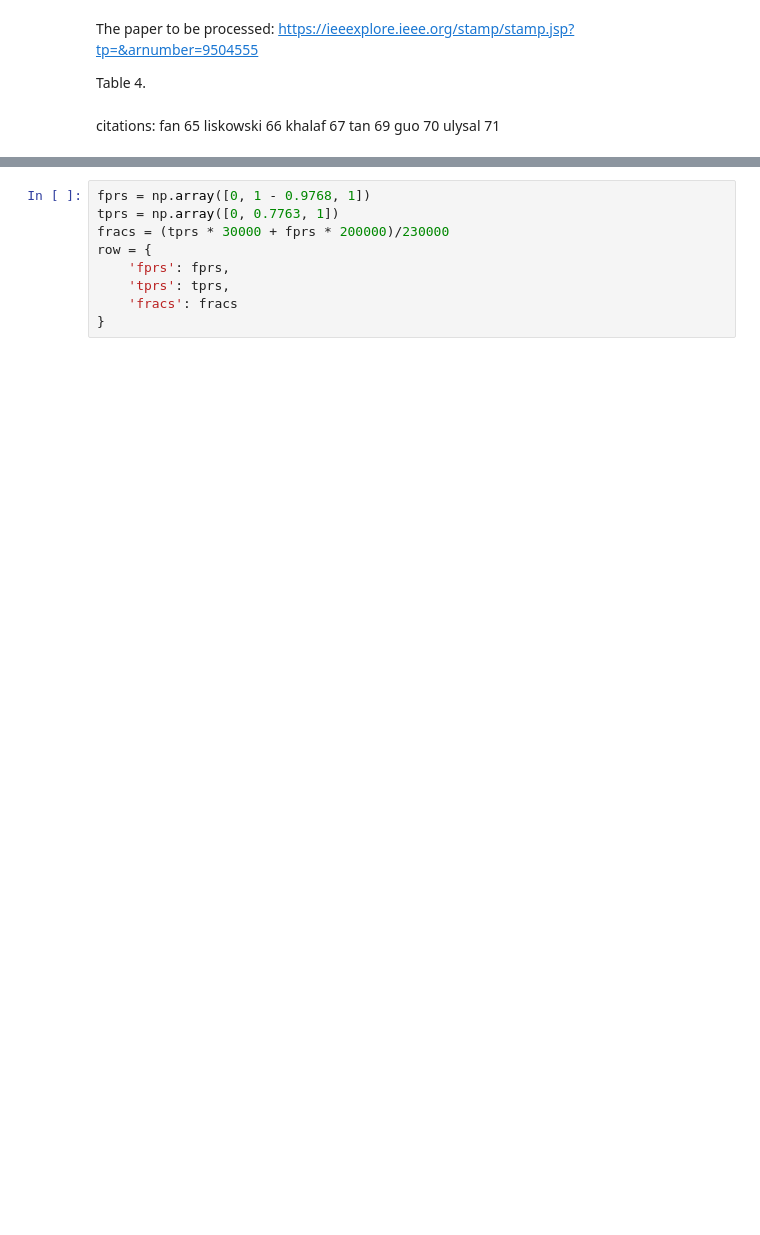
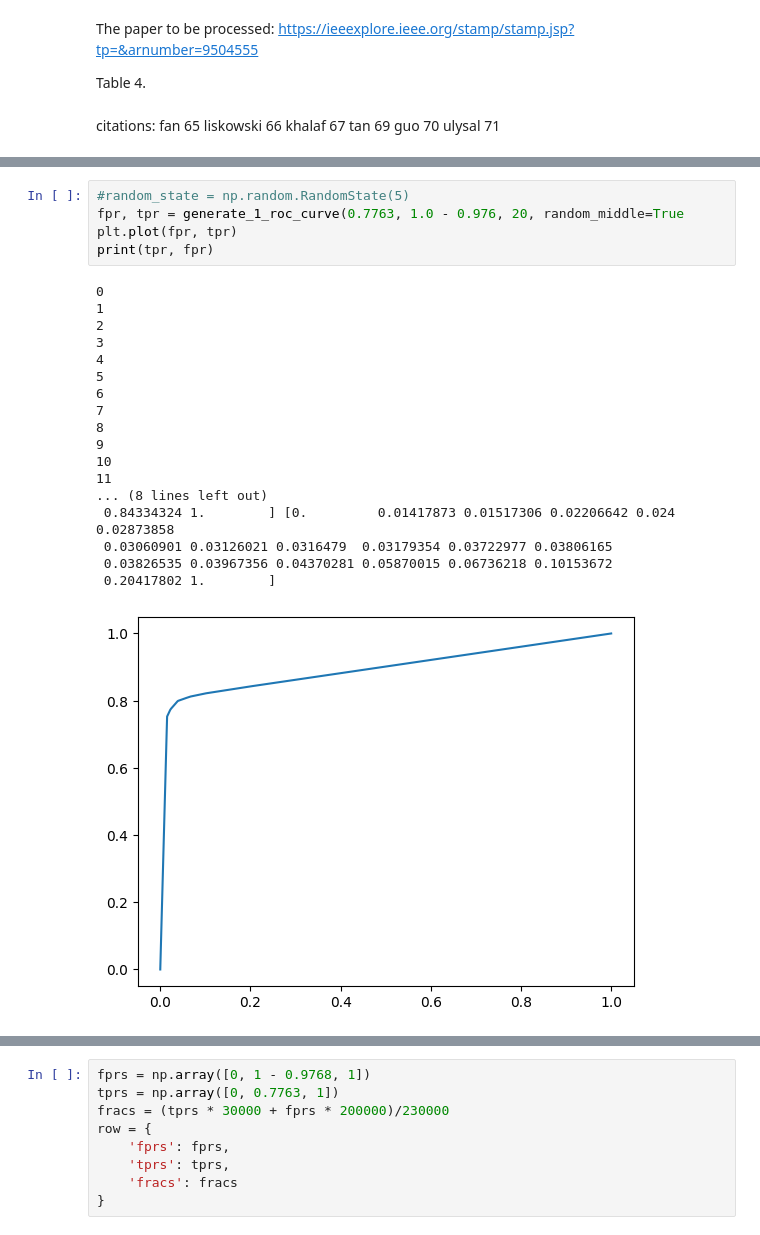
Before and after one commit to FalseNegativeLab/mlscorecheck, a Jupyter notebook: notebooks/auc_experiments/05-application-retinal-vessel.ipynb, the cells around one changed output, grey strips where cells are left out. Saved outputs shown, nothing was run; the diff lists cells and outputs as text; blank space fills up the shorter version.

```diff
--- a/notebooks/auc_experiments/05-application-retinal-vessel.ipynb
+++ b/notebooks/auc_experiments/05-application-retinal-vessel.ipynb
@@ -21,0 +71,24 @@ from mlscorecheck.experiments import load_drive
+# %%
+#random_state = np.random.RandomState(5)
+fpr, tpr = generate_1_roc_curve(0.7763, 1.0 - 0.976, 20, random_middle=True
+plt.plot(fpr, tpr)
+print(tpr, fpr)
+# %% [output]
+0
+1
+2
+3
+4
+5
+6
+7
+8
+9
+10
+11
+... (8 lines left out)
+ 0.84334324 1.        ] [0.         0.01417873 0.01517306 0.02206642 0.024      0.02873858
+ 0.03060901 0.03126021 0.0316479  0.03179354 0.03722977 0.03806165
+ 0.03826535 0.03967356 0.04370281 0.05870015 0.06736218 0.10153672
+ 0.20417802 1.        ]
+[figure, added]
```
Also changed, not shown: parts of 41 cells of this notebook, 5 other files.
